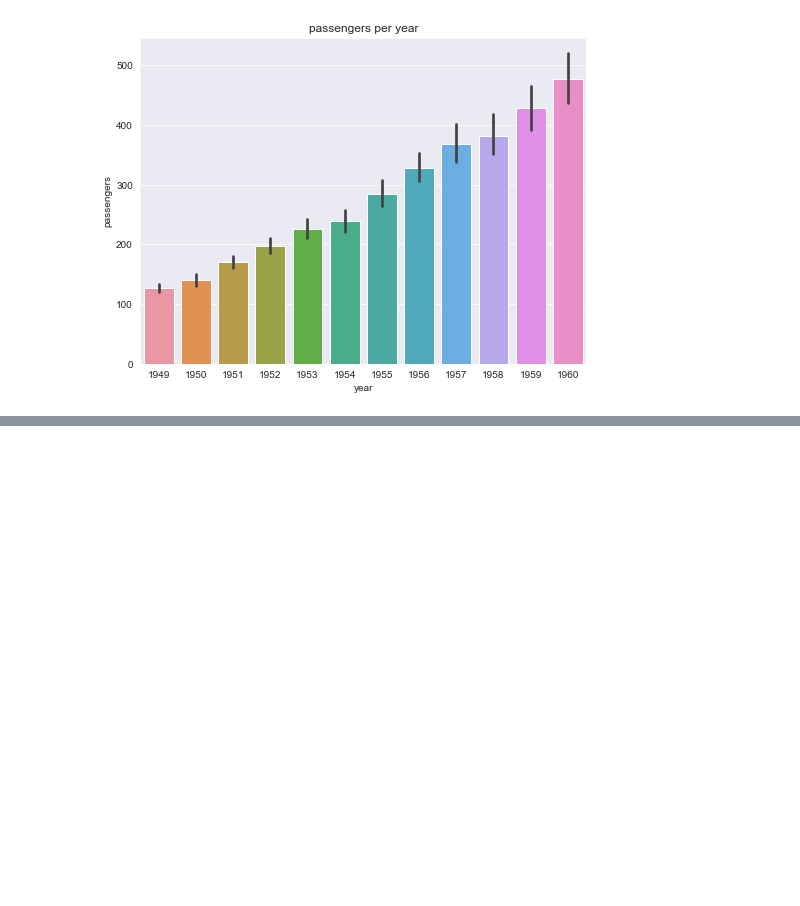
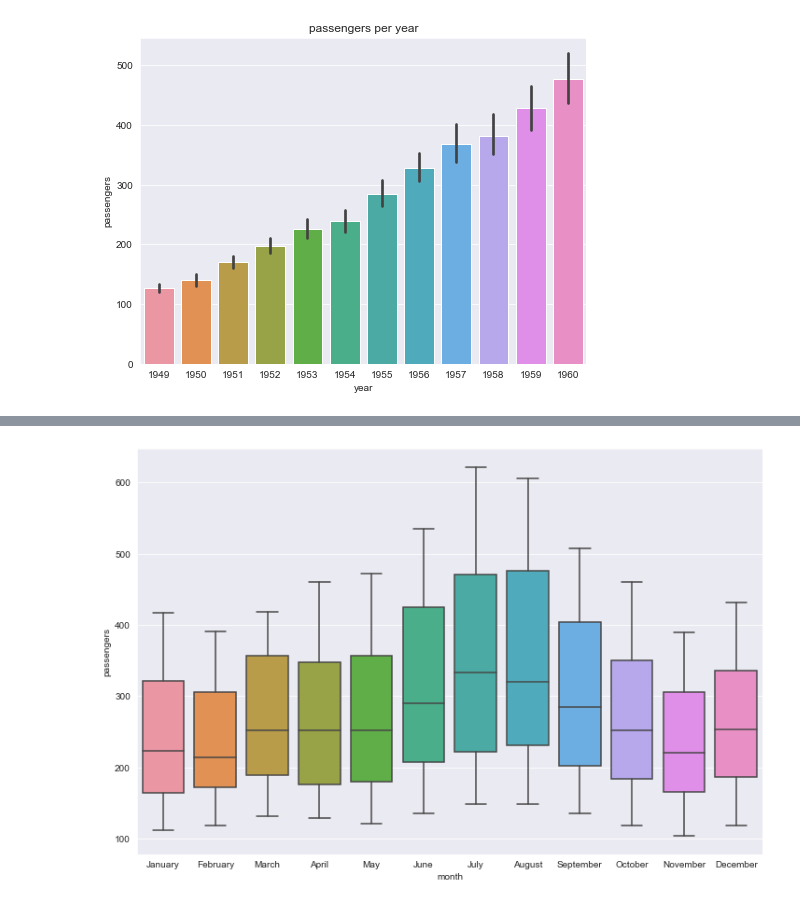
Before and after one commit to CPFrog/AI_innovation_Lecture, a Jupyter notebook: Study-note_201007.ipynb, the cells around one changed output, grey strips where cells are left out. Cells and saved outputs as stored; diff of their text form; code cells hidden in the pictures; blank space fills up the shorter version.

```diff
--- a/Study-note_201007.ipynb
+++ b/Study-note_201007.ipynb
@@ -111,0 +125,6 @@ plt.show()
+# %%
+plt.figure(figsize=(12,8))
+sns.boxplot(x='month', y='passengers', data=fg)
+plt.show()
+# %% [output]
+[figure, added]
```
Also changed, not shown: parts of 10 cells of this notebook, 2 other files.
